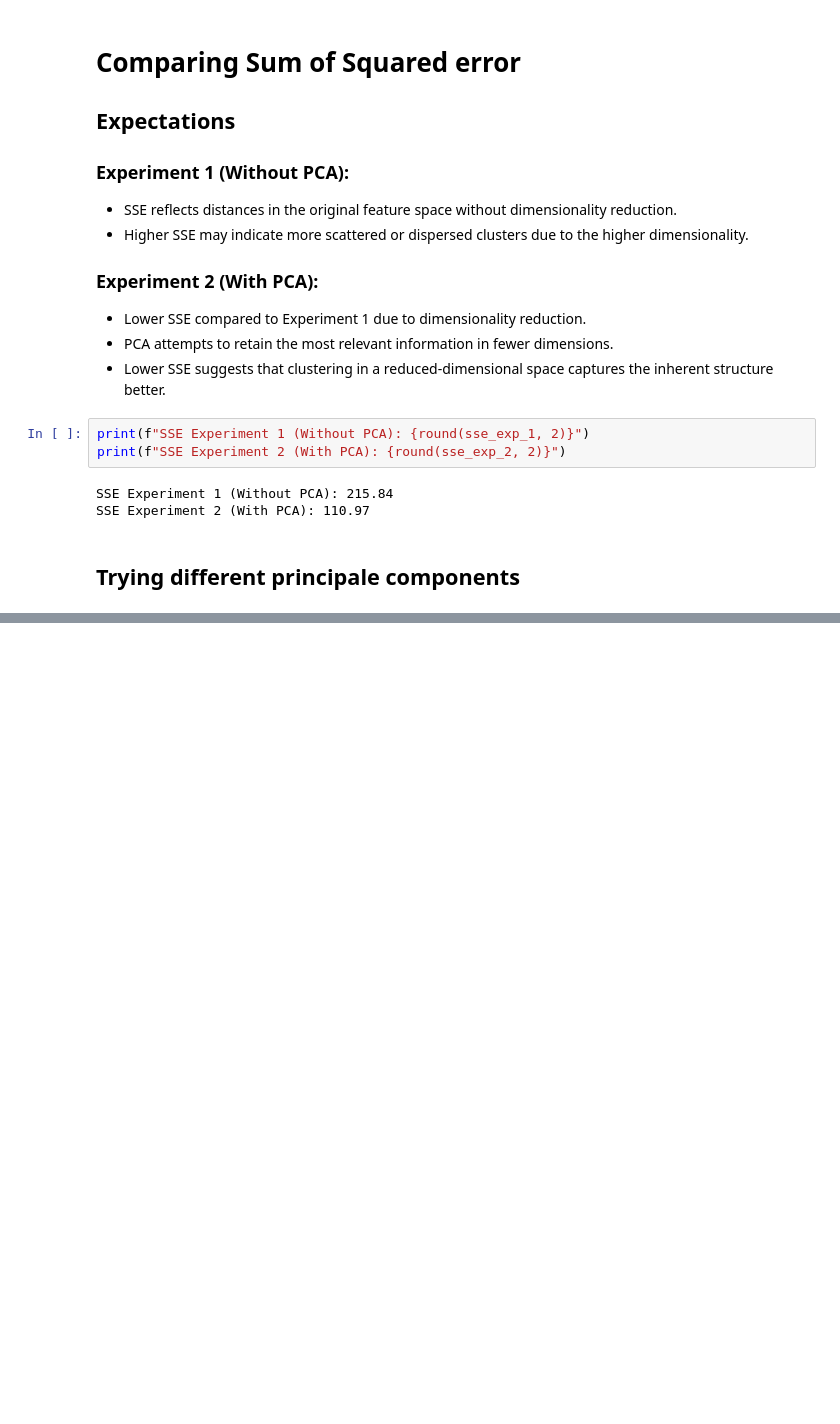
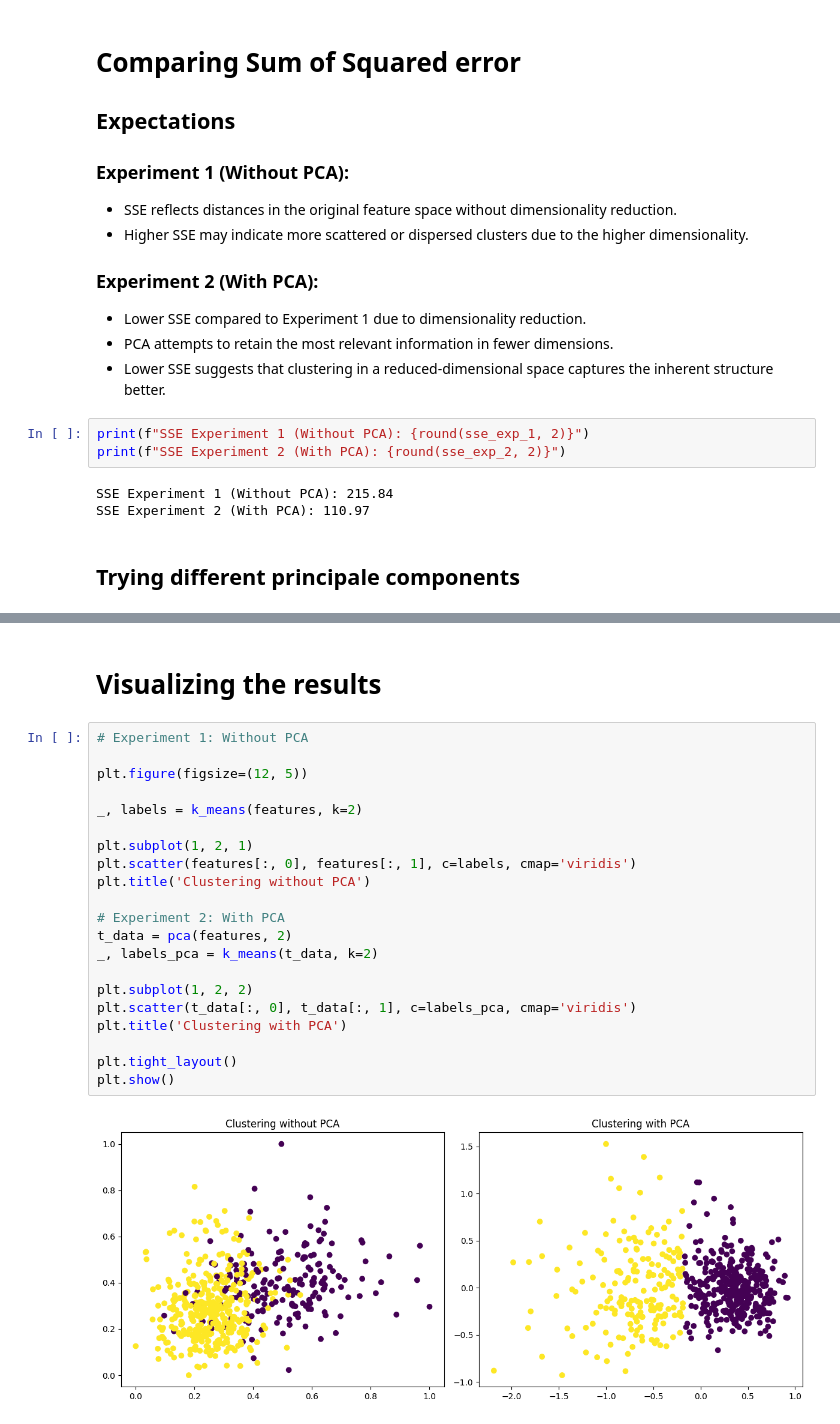
Before and after one commit to Tahker-w-tadmeer/ml4, a Jupyter notebook: main.ipynb, the cells around one changed output, grey strips where cells are left out. Saved outputs shown, nothing was run; the diff lists cells and outputs as text; blank space fills up the shorter version.

```diff
--- a/main.ipynb
+++ b/main.ipynb
@@ -186,0 +191,25 @@ Accuracy with 8 Components: 92.79%
+# %% [markdown]
+# Visualizing the results
+# %%
+# Experiment 1: Without PCA
+
+plt.figure(figsize=(12, 5))
+
+_, labels = k_means(features, k=2)
+
+plt.subplot(1, 2, 1)
+plt.scatter(features[:, 0], features[:, 1], c=labels, cmap='viridis')
+plt.title('Clustering without PCA')
+
+# Experiment 2: With PCA
+t_data = pca(features, 2)
+_, labels_pca = k_means(t_data, k=2)
+
+plt.subplot(1, 2, 2)
+plt.scatter(t_data[:, 0], t_data[:, 1], c=labels_pca, cmap='viridis')
+plt.title('Clustering with PCA')
+
+plt.tight_layout()
+plt.show()
+# %% [output]
+[figure, added]
```
Also changed, not shown: parts of 6 cells of this notebook.
